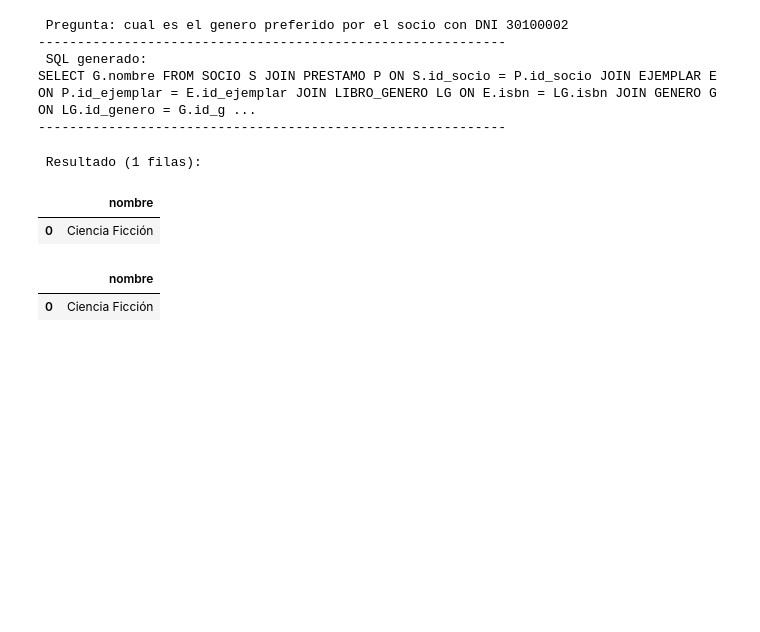
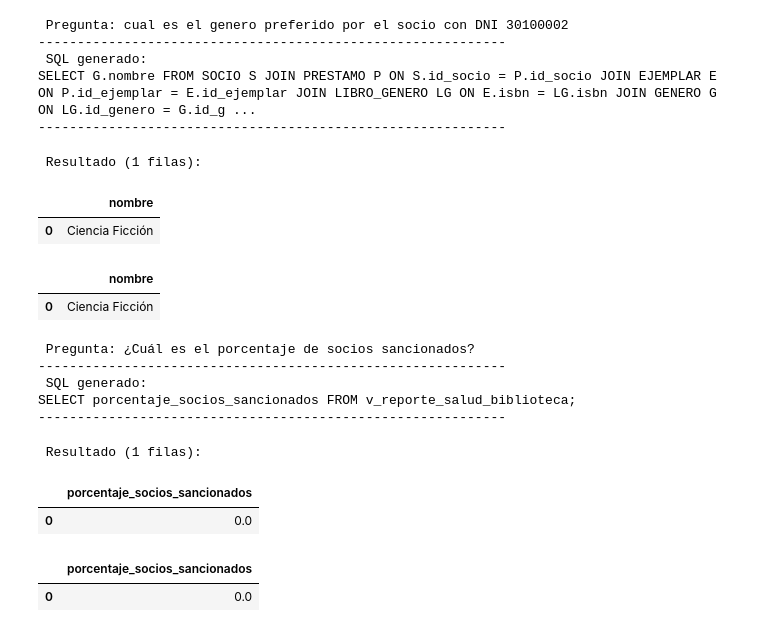
Before and after one commit to AnnaGarnier/biblioIA, a Jupyter notebook: notebooks/test_queries.ipynb, the cells around one changed output. Cells and saved outputs as stored; diff of their text form; code cells hidden in the pictures; blank space fills up the shorter version.

Commit message:
preguntas completas

```diff
--- a/notebooks/test_queries.ipynb
+++ b/notebooks/test_queries.ipynb
@@ -275,3 +263,16 @@ SELECT G.nombre FROM SOCIO S JOIN PRESTAMO P ON S.id_socio = P.id_socio JOIN EJE
 | 0 | Ciencia Ficción |
 |  | nombre |
 | 0 | Ciencia Ficción |
+# %%
+agente_responder("¿Cuál es el porcentaje de socios sancionados?")
+# %% [output]
+ Pregunta: ¿Cuál es el porcentaje de socios sancionados?
+------------------------------------------------------------
+ SQL generado:
+SELECT porcentaje_socios_sancionados FROM v_reporte_salud_biblioteca;
+------------------------------------------------------------
+ Resultado (1 filas):
+|  | porcentaje_socios_sancionados |
+| 0 | 0.0 |
+|  | porcentaje_socios_sancionados |
+| 0 | 0.0 |
```
Also changed, not shown: parts of 7 cells of this notebook.
